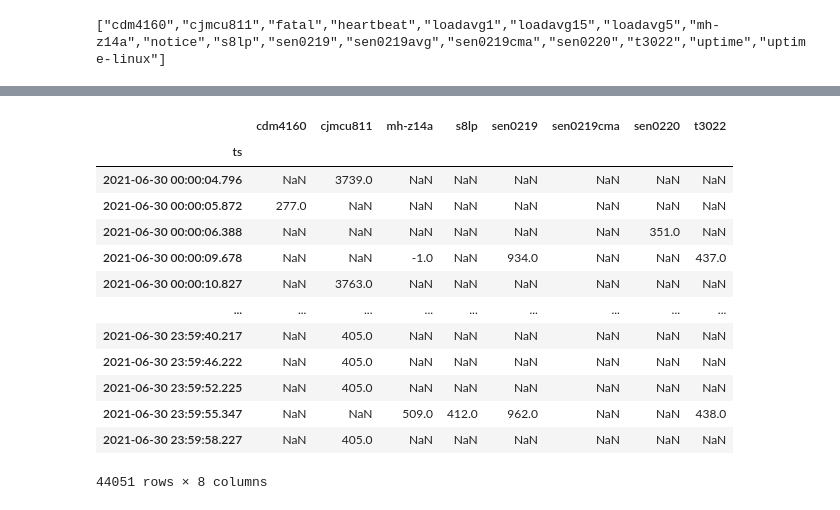
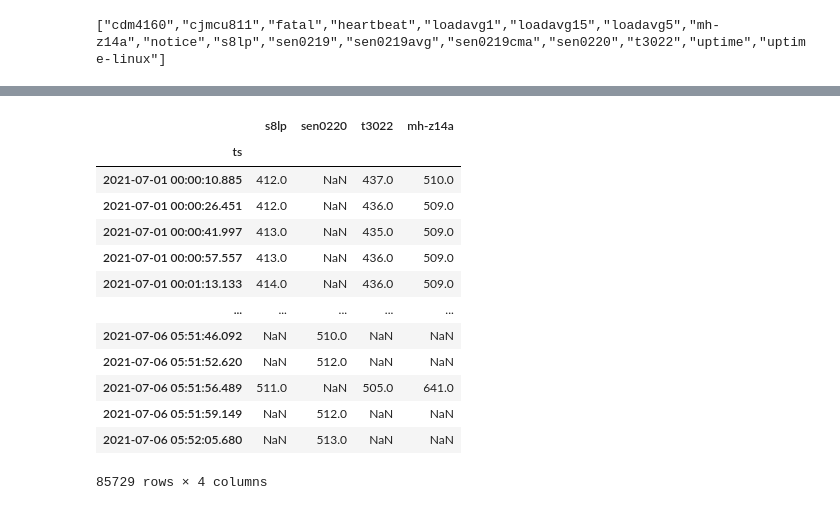
Before and after one commit to lata-mas/Monitor_co2_pistas_educativas, a Jupyter notebook: notebooks/001_descarga_guarda_ThingsBoard.ipynb, the cells around one changed output, grey strips where cells are left out. Saved outputs shown, nothing was run; the diff lists cells and outputs as text; code cells hidden in the pictures.

```diff
--- a/notebooks/001_descarga_guarda_ThingsBoard.ipynb
+++ b/notebooks/001_descarga_guarda_ThingsBoard.ipynb
@@ -9,8 +9,7 @@ tb = TB(config_file='config_gbv.ini',device_name='CO2')
 # %% [output]
 ["cdm4160","cjmcu811","fatal","heartbeat","loadavg1","loadavg15","loadavg5","mh-z14a","notice","s8lp","sen0219","sen0219avg","sen0219cma","sen0220","t3022","uptime","uptime-linux"]
 # %%
-sensores = ["cdm4160","cjmcu811",
-            "mh-z14a","s8lp","sen0219","sen0219cma","sen0220","t3022"]
+sensores = ["s8lp","sen0220","t3022","mh-z14a"]
 
 # sensores = ["cdm4160","cjmcu811","sen0219","t3022","mh-z14a","sen0220","s8lp"]
 datos = pd.concat([tb.get_df(key=sensor) for sensor in sensores],axis=1)
@@ -36,20 +27,20 @@ ts
 # %%
 #corta los datos de la fecha inicial al final
-datos = datos["2021-06-30"]
+datos = datos["2021-07-01":]
 datos
 # %% [output]
-|  | cdm4160 | cjmcu811 | mh-z14a | s8lp | sen0219 | sen0219cma | sen0220 | t3022 |
-| ts |  |  |  |  |  |  |  |  |
-| 2021-06-30 00:00:04.796 | NaN | 3739.0 | NaN | NaN | NaN | NaN | NaN | NaN |
-| 2021-06-30 00:00:05.872 | 277.0 | NaN | NaN | NaN | NaN | NaN | NaN | NaN |
-| 2021-06-30 00:00:06.388 | NaN | NaN | NaN | NaN | NaN | NaN | 351.0 | NaN |
-| 2021-06-30 00:00:09.678 | NaN | NaN | -1.0 | NaN | 934.0 | NaN | NaN | 437.0 |
-| 2021-06-30 00:00:10.827 | NaN | 3763.0 | NaN | NaN | NaN | NaN | NaN | NaN |
-| ... | ... | ... | ... | ... | ... | ... | ... | ... |
-| 2021-06-30 23:59:40.217 | NaN | 405.0 | NaN | NaN | NaN | NaN | NaN | NaN |
-| 2021-06-30 23:59:46.222 | NaN | 405.0 | NaN | NaN | NaN | NaN | NaN | NaN |
-| 2021-06-30 23:59:52.225 | NaN | 405.0 | NaN | NaN | NaN | NaN | NaN | NaN |
-| 2021-06-30 23:59:55.347 | NaN | NaN | 509.0 | 412.0 | 962.0 | NaN | NaN | 438.0 |
-| 2021-06-30 23:59:58.227 | NaN | 405.0 | NaN | NaN | NaN | NaN | NaN | NaN |
+|  | s8lp | sen0220 | t3022 | mh-z14a |
+| ts |  |  |  |  |
+| 2021-07-01 00:00:10.885 | 412.0 | NaN | 437.0 | 510.0 |
+| 2021-07-01 00:00:26.451 | 412.0 | NaN | 436.0 | 509.0 |
+| 2021-07-01 00:00:41.997 | 413.0 | NaN | 435.0 | 509.0 |
+| 2021-07-01 00:00:57.557 | 413.0 | NaN | 436.0 | 509.0 |
+| 2021-07-01 00:01:13.133 | 414.0 | NaN | 436.0 | 509.0 |
+| ... | ... | ... | ... | ... |
+| 2021-07-06 05:51:46.092 | NaN | 510.0 | NaN | NaN |
+| 2021-07-06 05:51:52.620 | NaN | 512.0 | NaN | NaN |
+| 2021-07-06 05:51:56.489 | 511.0 | NaN | 505.0 | 641.0 |
+| 2021-07-06 05:51:59.149 | NaN | 512.0 | NaN | NaN |
+| 2021-07-06 05:52:05.680 | NaN | 513.0 | NaN | NaN |
-44051 rows × 8 columns
+85729 rows × 4 columns
 # %%
```
Also changed, not shown: parts of 3 cells of this notebook, 4 other files.
